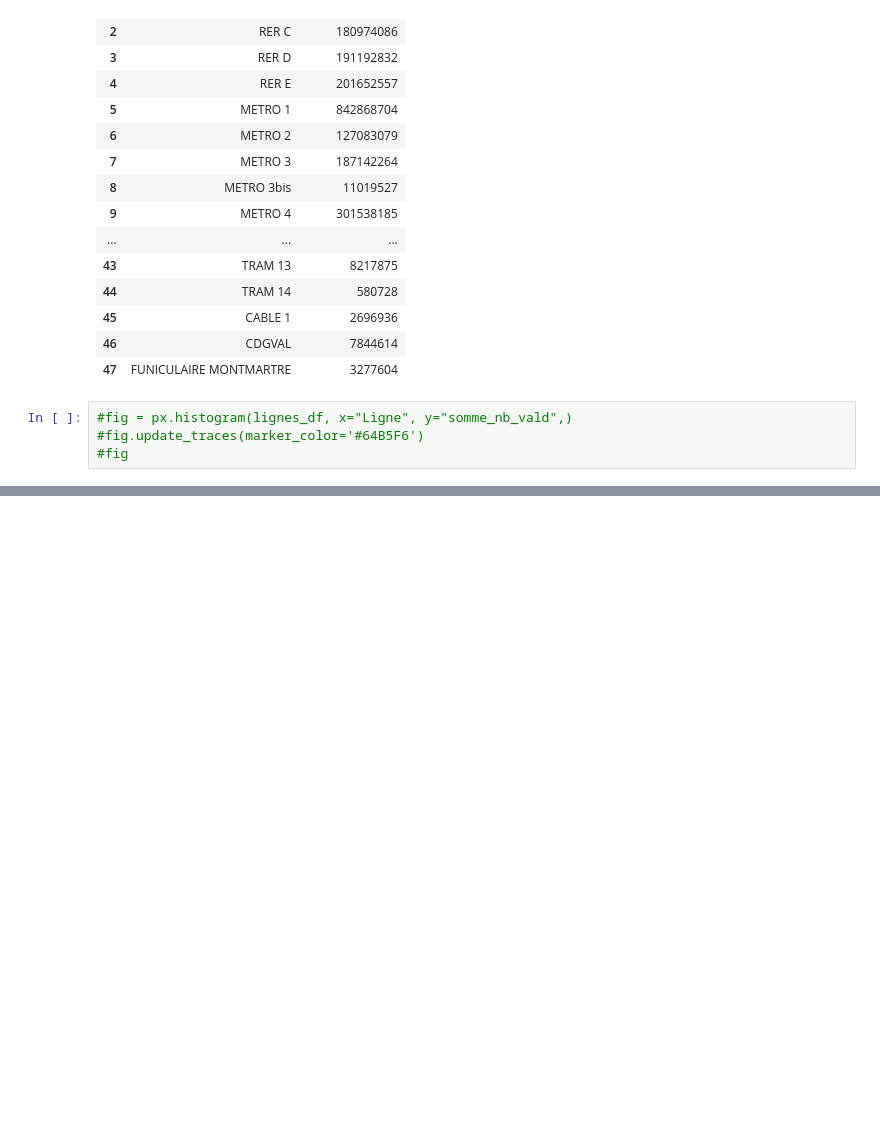
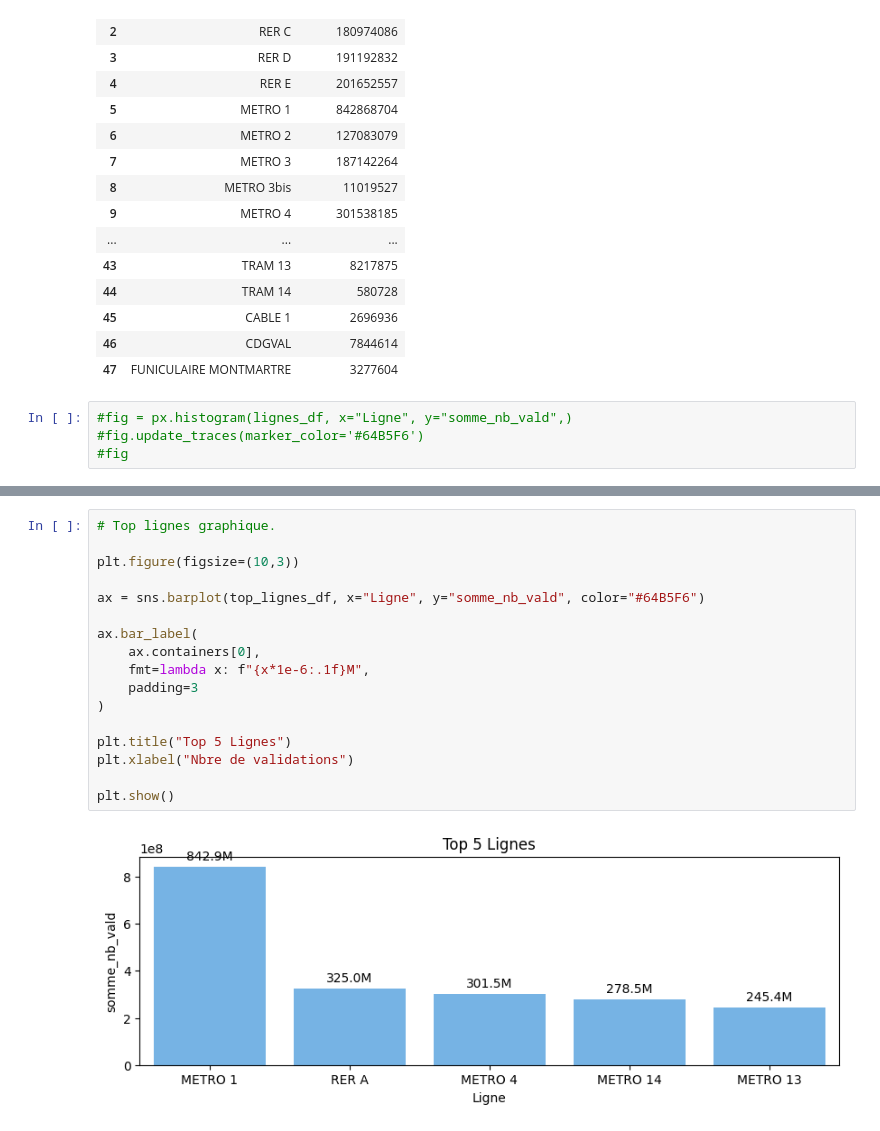
Before and after one commit to m1111111ke/idfm, a Jupyter notebook: notebooks/2_idfm_analyses.ipynb, the cells around one changed output, grey strips where cells are left out. Drawn from its saved outputs; the diff is of its cells as text; blank space fills up the shorter version.

```diff
--- a/notebooks/2_idfm_analyses.ipynb
+++ b/notebooks/2_idfm_analyses.ipynb
@@ -131,0 +163,19 @@ plt.show
+# %%
+# Top lignes graphique.
+
+plt.figure(figsize=(10,3))
+
+ax = sns.barplot(top_lignes_df, x="Ligne", y="somme_nb_vald", color="#64B5F6")
+
+ax.bar_label(
+    ax.containers[0],
+    fmt=lambda x: f"{x*1e-6:.1f}M",
+    padding=3
+)
+
+plt.title("Top 5 Lignes")
+plt.xlabel("Nbre de validations")
+
+plt.show()
+# %% [output]
+[figure, added]
```
Also changed, not shown: parts of 6 cells of this notebook.
